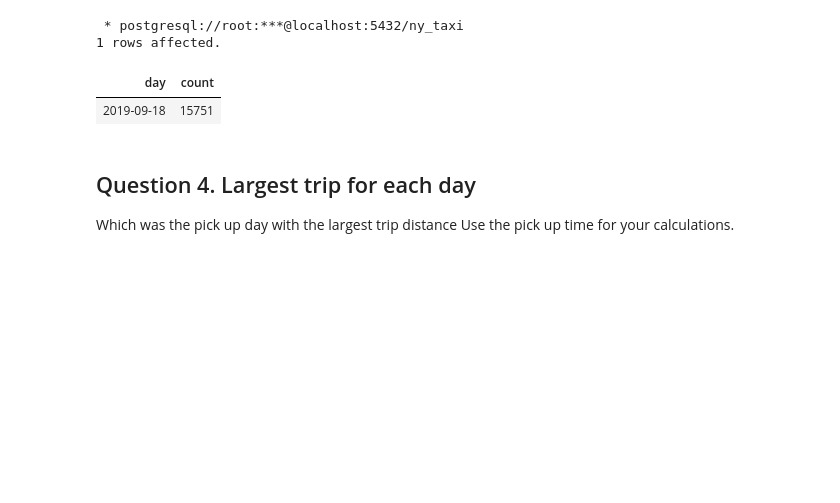
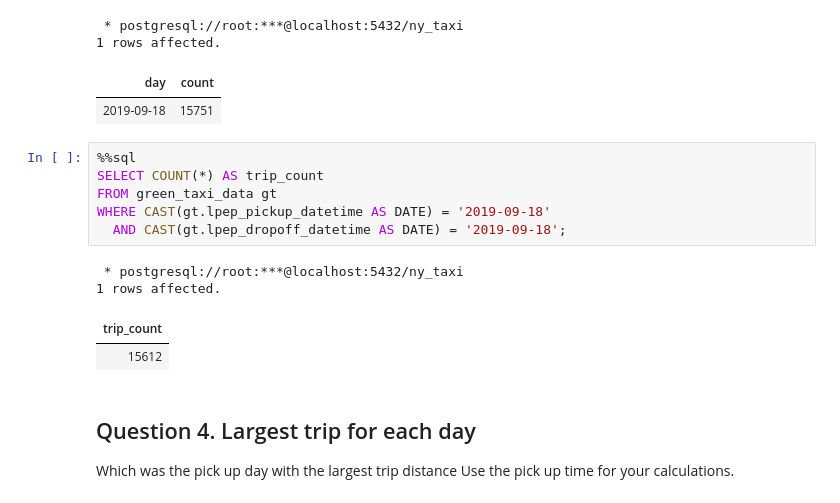
Before and after one commit to rajtmg23/de_zoomcamp, a Jupyter notebook: 01-docker-terraform/window_wsl_practice/docker/upload_green_trip_data.ipynb, the cells around one changed output. Cells and saved outputs as stored; diff of their text form; blank space fills up the shorter version.

```diff
--- a/01-docker-terraform/window_wsl_practice/docker/upload_green_trip_data.ipynb
+++ b/01-docker-terraform/window_wsl_practice/docker/upload_green_trip_data.ipynb
@@ -319,6 +321,17 @@ GROUP BY
 1 rows affected.
 | day | count |
 | 2019-09-18 | 15751 |
+# %%
+%%sql
+SELECT COUNT(*) AS trip_count
+FROM green_taxi_data gt
+WHERE CAST(gt.lpep_pickup_datetime AS DATE) = '2019-09-18'
+  AND CAST(gt.lpep_dropoff_datetime AS DATE) = '2019-09-18';
+# %% [output]
+ * postgresql://root:***@localhost:5432/ny_taxi
+1 rows affected.
+| trip_count |
+| 15612 |
 # %% [markdown]
 ## Question 4. Largest trip for each day
 Which was the pick up day with the largest trip distance Use the pick up time for your calculations.
```
Also changed, not shown: parts of 6 cells of this notebook, 6 other files.
